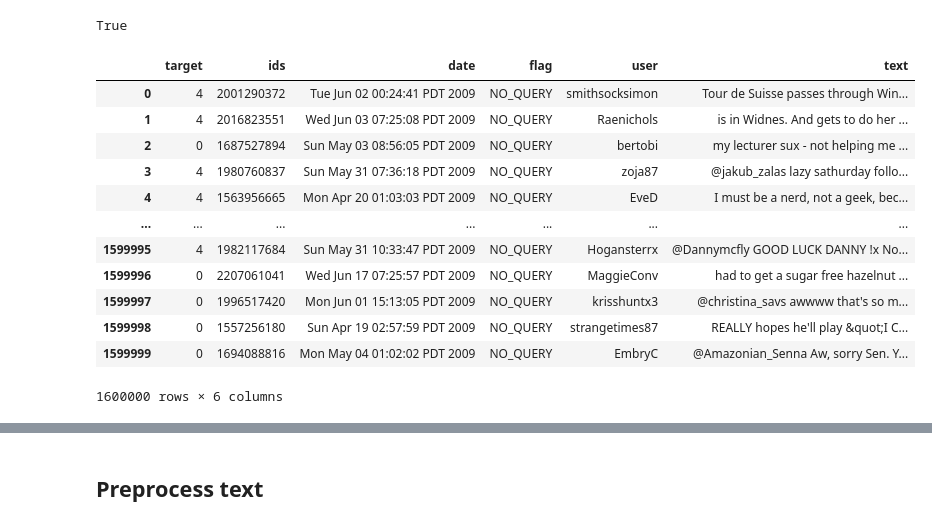
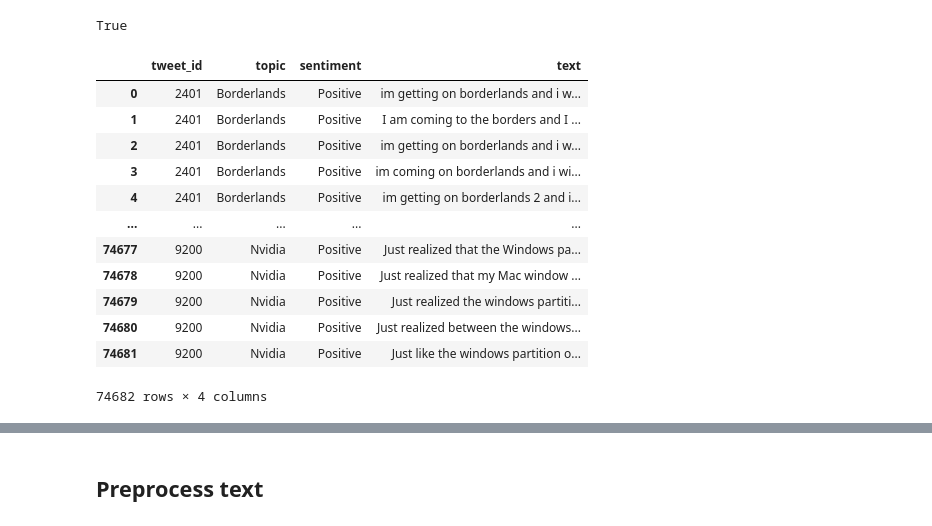
Before and after one commit to dddictionary/twitter-sentiment-analysis, a Jupyter notebook: twitter_sentiment.ipynb, the cells around one changed output, grey strips where cells are left out. Drawn from its saved outputs; the diff is of its cells as text; code cells hidden in the pictures.

```diff
--- a/twitter_sentiment.ipynb
+++ b/twitter_sentiment.ipynb
@@ -36,22 +37,23 @@ nltk.download('all')
 True
 # %%
 # Limiting to only the first 1000 rows because there are a lot of tweets.
-header = ["target", "ids", "date", "flag", "user", "text"]
+header = ["tweet_id", "topic", "sentiment", "text"]
 nRowsRead = None
-df = pd.read_csv('./data/sentiment140.csv', delimiter=',', nrows=nRowsRead, header=None, names=header)
-df = df.sample(frac=1).reset_index(drop=True)
+file_name = './data/twitter_training.csv' if not os.path.exists('./data/twitter_training_processed.csv') else './data/twitter_training_processed.csv'
+df = pd.read_csv('./data/twitter_training.csv', delimiter=',', nrows=nRowsRead, header=None, names=header)
+df['text'] = df['text'].fillna("")
 df
 # %% [output]
-|  | target | ids | date | flag | user | text |
-| 0 | 4 | 2001290372 | Tue Jun 02 00:24:41 PDT 2009 | NO_QUERY | smithsocksimon | Tour de Suisse passes through Win... |
-| 1 | 4 | 2016823551 | Wed Jun 03 07:25:08 PDT 2009 | NO_QUERY | Raenichols | is in Widnes. And gets to do her ... |
-| 2 | 0 | 1687527894 | Sun May 03 08:56:05 PDT 2009 | NO_QUERY | bertobi | my lecturer sux - not helping me ... |
-| 3 | 4 | 1980760837 | Sun May 31 07:36:18 PDT 2009 | NO_QUERY | zoja87 | @jakub_zalas lazy sathurday follo... |
-| 4 | 4 | 1563956665 | Mon Apr 20 01:03:03 PDT 2009 | NO_QUERY | EveD | I must be a nerd, not a geek, bec... |
-| ... | ... | ... | ... | ... | ... | ... |
-| 1599995 | 4 | 1982117684 | Sun May 31 10:33:47 PDT 2009 | NO_QUERY | Hogansterrx | @Dannymcfly GOOD LUCK DANNY !x No... |
-| 1599996 | 0 | 2207061041 | Wed Jun 17 07:25:57 PDT 2009 | NO_QUERY | MaggieConv | had to get a sugar free hazelnut ... |
-| 1599997 | 0 | 1996517420 | Mon Jun 01 15:13:05 PDT 2009 | NO_QUERY | krisshuntx3 | @christina_savs awwww that's so m... |
-| 1599998 | 0 | 1557256180 | Sun Apr 19 02:57:59 PDT 2009 | NO_QUERY | strangetimes87 | REALLY hopes he'll play &quot;I C... |
-| 1599999 | 0 | 1694088816 | Mon May 04 01:02:02 PDT 2009 | NO_QUERY | EmbryC | @Amazonian_Senna Aw, sorry Sen. Y... |
+|  | tweet_id | topic | sentiment | text |
+| 0 | 2401 | Borderlands | Positive | im getting on borderlands and i w... |
+| 1 | 2401 | Borderlands | Positive | I am coming to the borders and I ... |
+| 2 | 2401 | Borderlands | Positive | im getting on borderlands and i w... |
+| 3 | 2401 | Borderlands | Positive | im coming on borderlands and i wi... |
+| 4 | 2401 | Borderlands | Positive | im getting on borderlands 2 and i... |
+| ... | ... | ... | ... | ... |
+| 74677 | 9200 | Nvidia | Positive | Just realized that the Windows pa... |
+| 74678 | 9200 | Nvidia | Positive | Just realized that my Mac window ... |
+| 74679 | 9200 | Nvidia | Positive | Just realized the windows partiti... |
+| 74680 | 9200 | Nvidia | Positive | Just realized between the windows... |
+| 74681 | 9200 | Nvidia | Positive | Just like the windows partition o... |
-1600000 rows × 6 columns
+74682 rows × 4 columns
```
Also changed, not shown: parts of 20 cells of this notebook, 6 other files.
